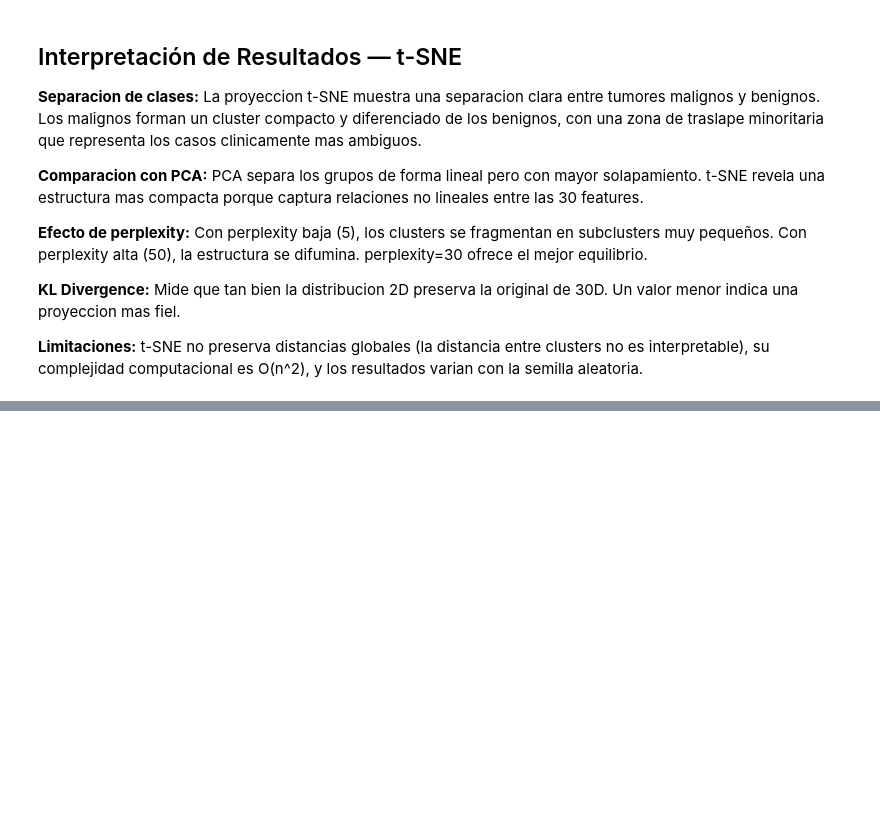
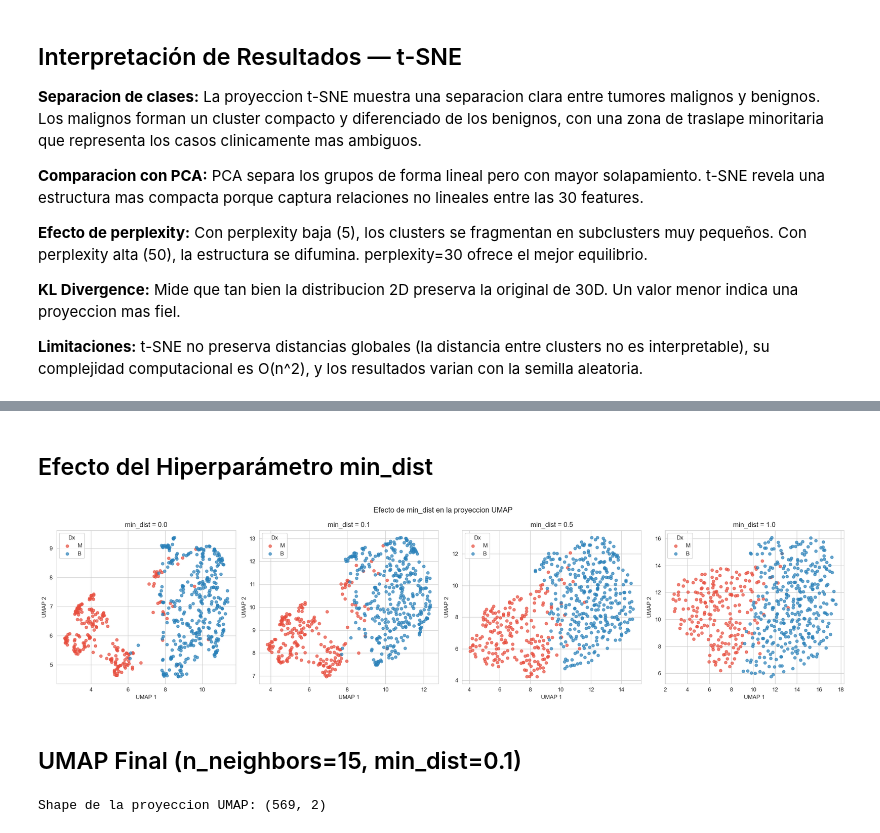
Before and after one commit to Branuvg/tarea2_mineria, a Jupyter notebook: tarea2.ipynb, the cells around one changed output, grey strips where cells are left out. Cells and saved outputs as stored; diff of their text form; code cells hidden in the pictures; blank space fills up the shorter version.

```diff
--- a/tarea2.ipynb
+++ b/tarea2.ipynb
@@ -710,0 +754,41 @@ cuadrante
+# %% [markdown]
+## Efecto del Hiperparámetro min_dist
+# %%
+#min_dist controla que tan compactos son los puntos dentro de cada cluster. Valores bajos (0.0-0.1) producen clusters muy densos; valores altos (0.5-1.0) distribuyen mas los puntos mostrando gradientes continuos.
+min_dist_vals = [0.0, 0.1, 0.5, 1.0]
+fig, axes = plt.subplots(1, 4, figsize=(20, 5))
+
+for ax, md_val in zip(axes, min_dist_vals):
+    reducer = umap_lib.UMAP(n_components=2, n_neighbors=15,
+                             min_dist=md_val, random_state=42)
+    emb = reducer.fit_transform(X_scaled)
+    for diag, color in [('M', '#e74c3c'), ('B', '#2980b9')]:
+        mask_d = y == diag
+        ax.scatter(emb[mask_d, 0], emb[mask_d, 1],
+                   color=color, alpha=0.7, s=25, label=diag)
+    ax.set_title(f'min_dist = {md_val}')
+    ax.set_xlabel('UMAP 1')
+    ax.set_ylabel('UMAP 2')
+    ax.legend(title='Dx')
+
+plt.suptitle('Efecto de min_dist en la proyeccion UMAP', fontsize=13)
+plt.tight_layout()
+plt.show()
+# %% [output]
+[figure, added]
+# %% [markdown]
+## UMAP Final (n_neighbors=15, min_dist=0.1)
+# %%
+# Estos parametros ofrecen clusters bien separados y compactos, preservando la estructura global del dataset sin fragmentarlo en micro-grupos.
+reducer_final = umap_lib.UMAP(
+    n_components=2,
+    n_neighbors=15,
+    min_dist=0.1,
+    metric='euclidean',
+    random_state=42
+)
+X_umap = reducer_final.fit_transform(X_scaled)
+
+print(f'Shape de la proyeccion UMAP: {X_umap.shape}')
+# %% [output]
+Shape de la proyeccion UMAP: (569, 2)
```
Also changed, not shown: parts of 10 cells of this notebook.
